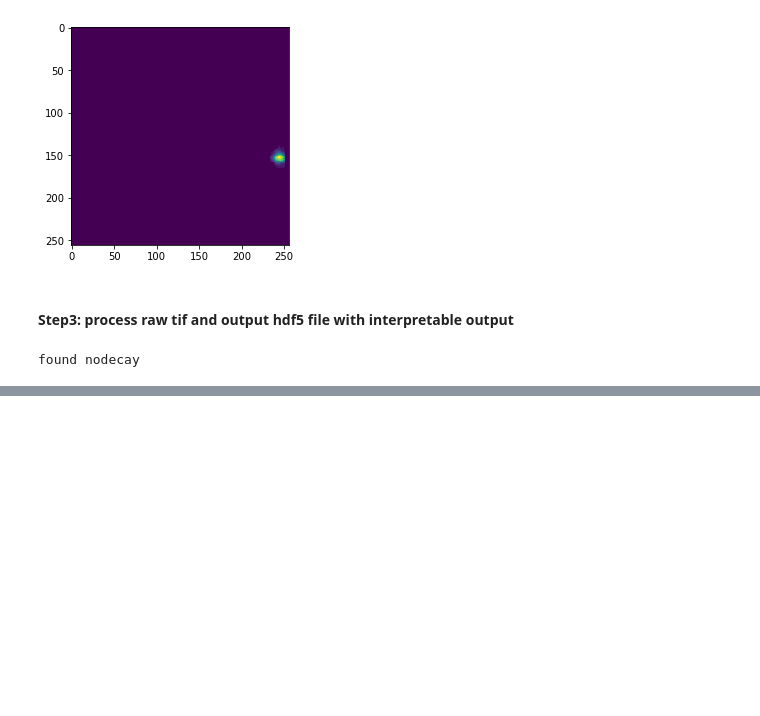
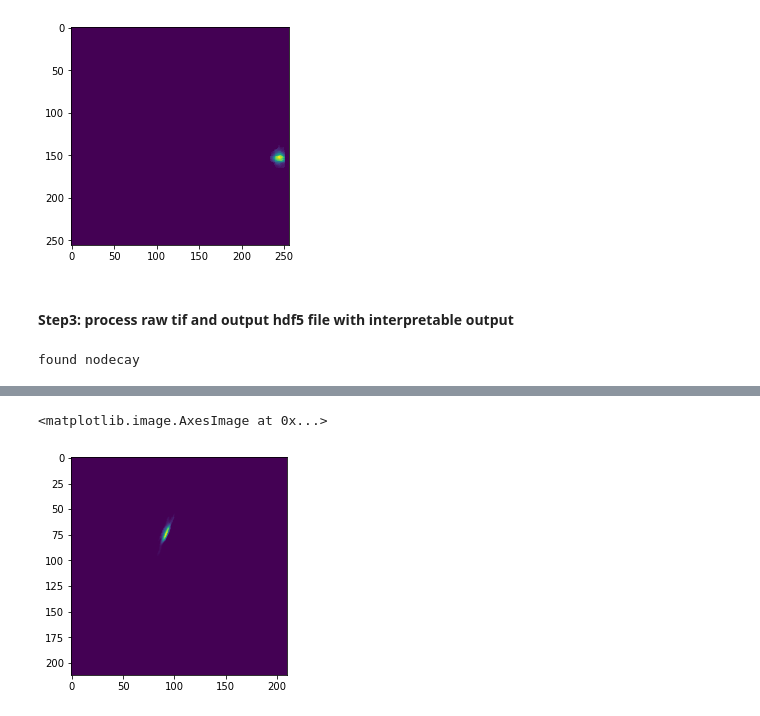
Before and after one commit to madelinescientist/madeline_analysis, a Jupyter notebook: pipeline_caiman.ipynb, the cells around one changed output, grey strips where cells are left out. Saved outputs shown, nothing was run; the diff lists cells and outputs as text; code cells hidden in the pictures; blank space fills up the shorter version.

```diff
--- a/pipeline_caiman.ipynb
+++ b/pipeline_caiman.ipynb
@@ -109,0 +123,13 @@ found nodecay
+# %%
+def load_A(hf):
+    if 'estimates' in hf:
+        A = hf['estimates']['A']
+    else:
+        A = hf['Nsparse']
+    data = A['data']
+    indices = A['indices']
+    indptr = A['indptr']
+    return csc_matrix((data, indices, indptr), A['shape'])
+
+
+A = load_A(hf)
@@ -109,0 +140,5 @@ found nodecay
+# %%
+plt.imshow(A.toarray()[:, 19].reshape((212, 210), order='F'))
+# %% [output]
+<matplotlib.image.AxesImage at 0x...>
+[figure, added]
```
Also changed, not shown: parts of 4 cells of this notebook.
